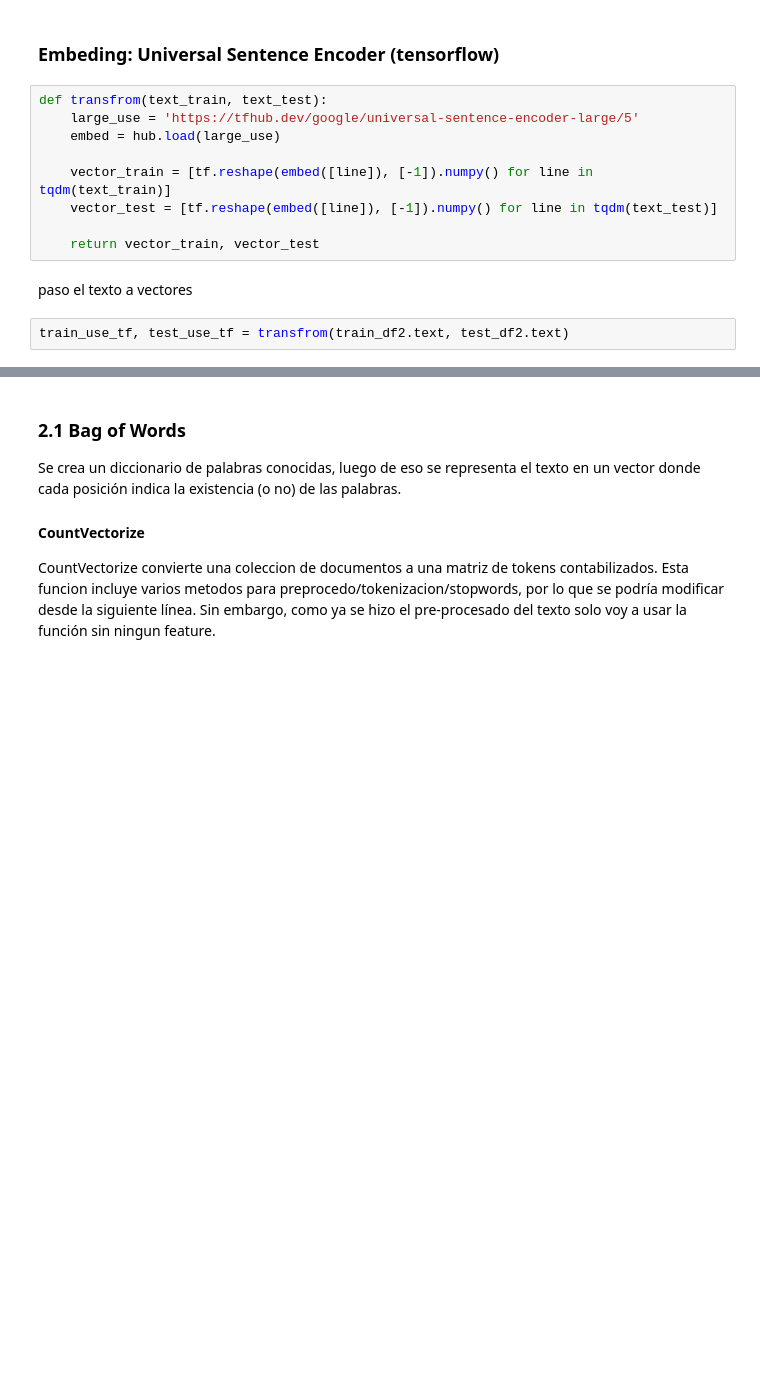
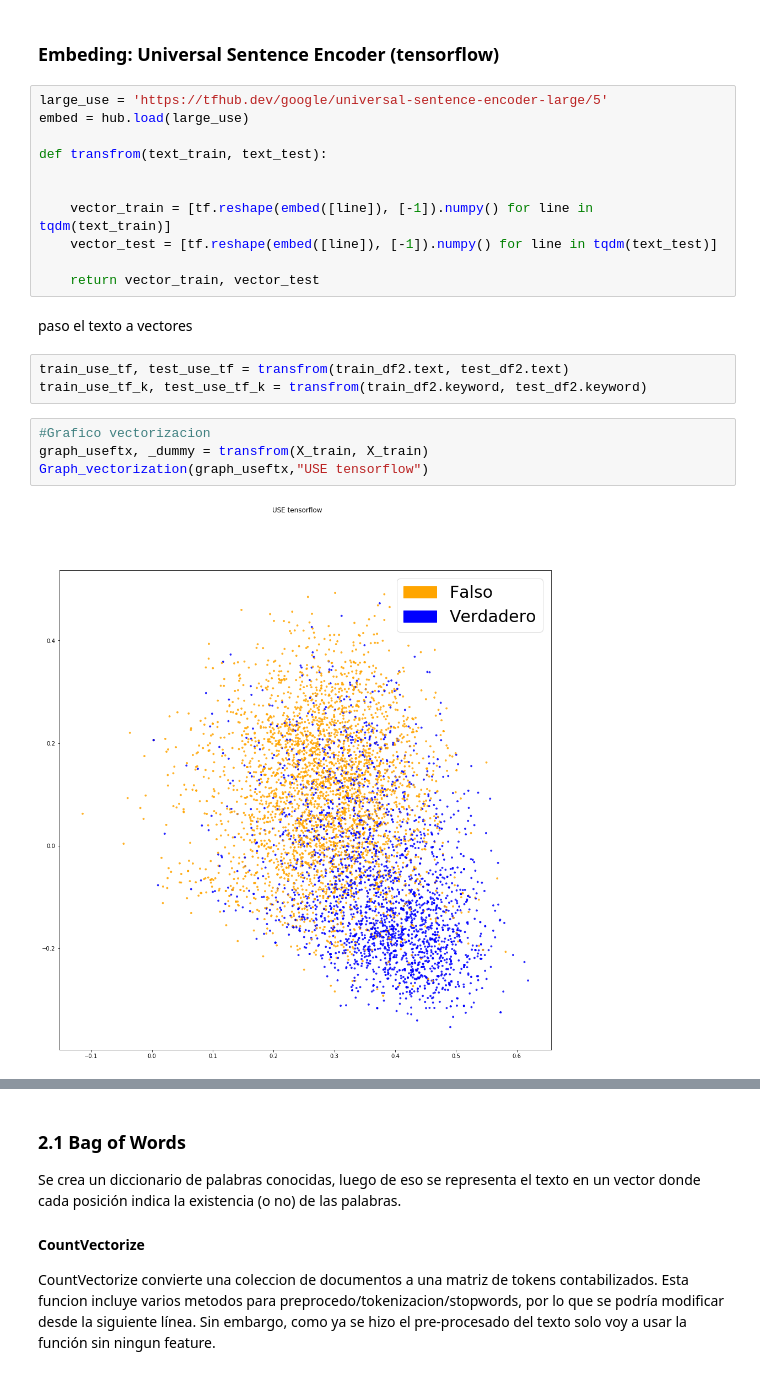
Before and after one commit to vnbarr/75.06-Datos, a Jupyter notebook: notebooks/TP2.ipynb, the cells around one changed output, grey strips where cells are left out. Saved outputs shown, nothing was run; the diff lists cells and outputs as text; blank space fills up the shorter version.

```diff
--- a/notebooks/TP2.ipynb
+++ b/notebooks/TP2.ipynb
@@ -334,9 +458,11 @@ test_w2vecTfid = tfidfEmbedding.transform(test_df2.text)
 # %% [markdown]
 ### Embeding: Universal Sentence Encoder (tensorflow)
 # %%
+large_use = 'https://tfhub.dev/google/universal-sentence-encoder-large/5'
+embed = hub.load(large_use)
+
 def transfrom(text_train, text_test):
-    large_use = 'https://tfhub.dev/google/universal-sentence-encoder-large/5'
-    embed = hub.load(large_use)
+
 
     vector_train = [tf.reshape(embed([line]), [-1]).numpy() for line in tqdm(text_train)]
     vector_test = [tf.reshape(embed([line]), [-1]).numpy() for line in tqdm(text_test)]
@@ -346,3 +472,10 @@ def transfrom(text_train, text_test):
 paso el texto a vectores
 # %%
 train_use_tf, test_use_tf = transfrom(train_df2.text, test_df2.text)
+train_use_tf_k, test_use_tf_k = transfrom(train_df2.keyword, test_df2.keyword)
+# %%
+#Grafico vectorizacion
+graph_useftx, _dummy = transfrom(X_train, X_train)
+Graph_vectorization(graph_useftx,"USE tensorflow")
+# %% [output]
+[figure, added]
```
Also changed, not shown: parts of 74 cells of this notebook, 3 other files.
